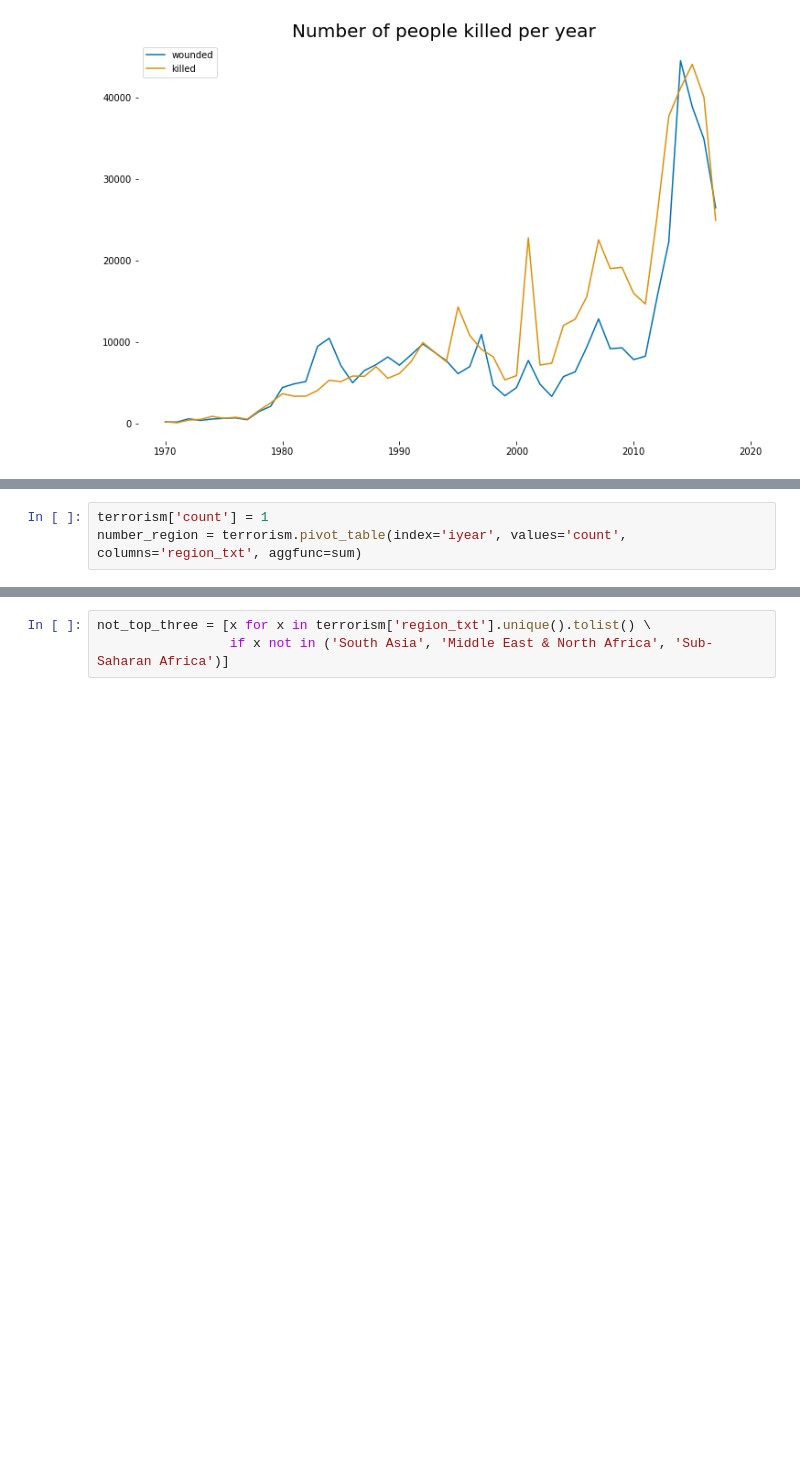
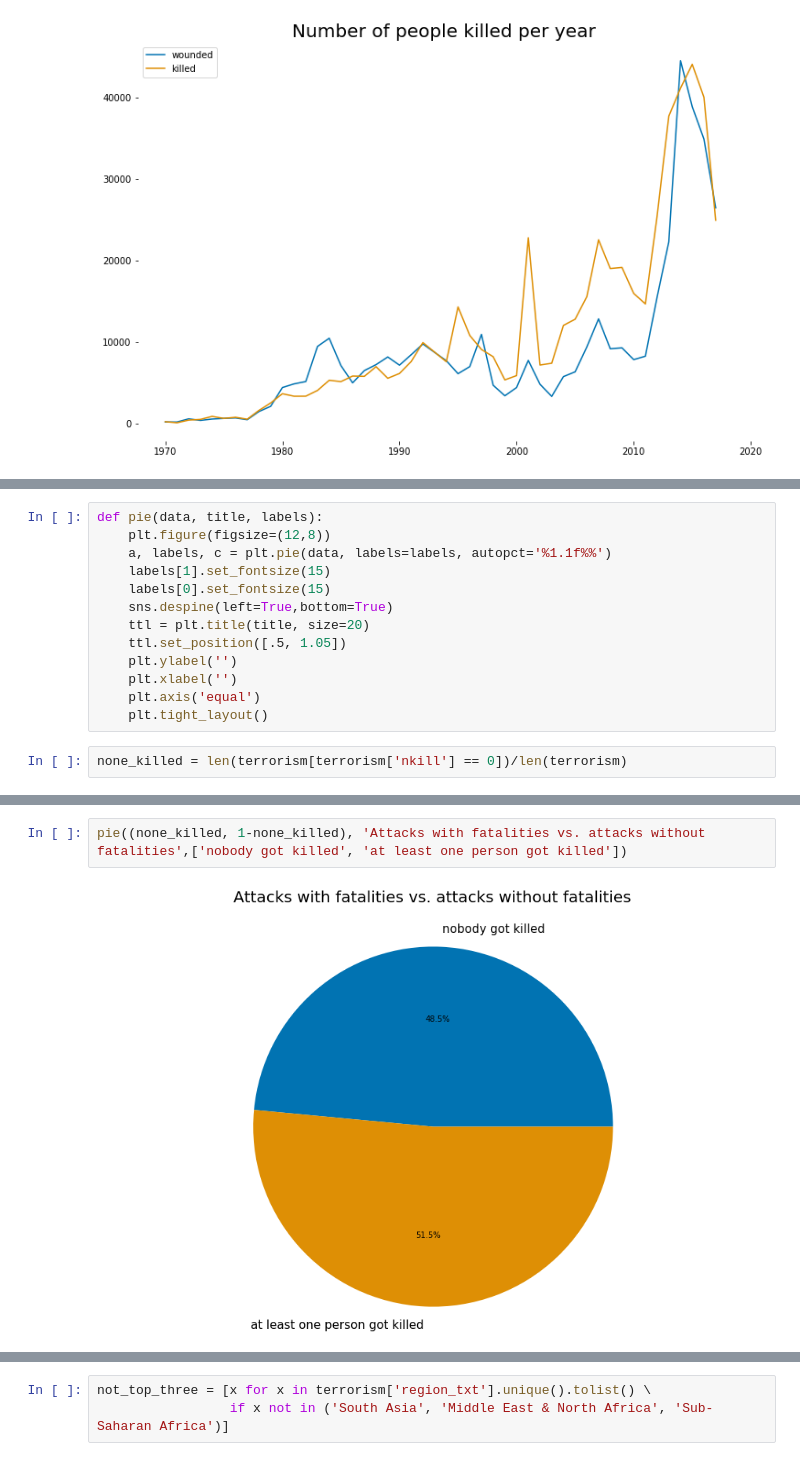
Before and after one commit to FlorianBleichenbacher/FlorianJamesBleichenbacher, a Jupyter notebook: terrorism_storytelling.ipynb, the cells around one changed output, grey strips where cells are left out. Drawn from its saved outputs; the diff is of its cells as text; blank space fills up the shorter version.

```diff
--- a/terrorism_storytelling.ipynb
+++ b/terrorism_storytelling.ipynb
@@ -78,3 +84,0 @@ killed_region = terrorism.pivot_table(index='iyear', values='nkill', columns='re
-# %%
-terrorism['count'] = 1
-number_region = terrorism.pivot_table(index='iyear', values='count', columns='region_txt', aggfunc=sum)
@@ -90,0 +109,15 @@ line_plot(number_region, 'Number of terrorist attacks per year/region','df', num
+# %%
+def pie(data, title, labels):
+    plt.figure(figsize=(12,8))
+    a, labels, c = plt.pie(data, labels=labels, autopct='%1.1f%%')
+    labels[1].set_fontsize(15)
+    labels[0].set_fontsize(15)
+    sns.despine(left=True,bottom=True)
+    ttl = plt.title(title, size=20)
+    ttl.set_position([.5, 1.05])
+    plt.ylabel('')
+    plt.xlabel('')
+    plt.axis('equal')
+    plt.tight_layout()
+# %%
+none_killed = len(terrorism[terrorism['nkill'] == 0])/len(terrorism)
@@ -90,0 +128,4 @@ line_plot(number_region, 'Number of terrorist attacks per year/region','df', num
+# %%
+pie((none_killed, 1-none_killed), 'Attacks with fatalities vs. attacks without fatalities',['nobody got killed', 'at least one person got killed'])
+# %% [output]
+[figure, added]
```
Also changed, not shown: parts of 55 cells of this notebook.
